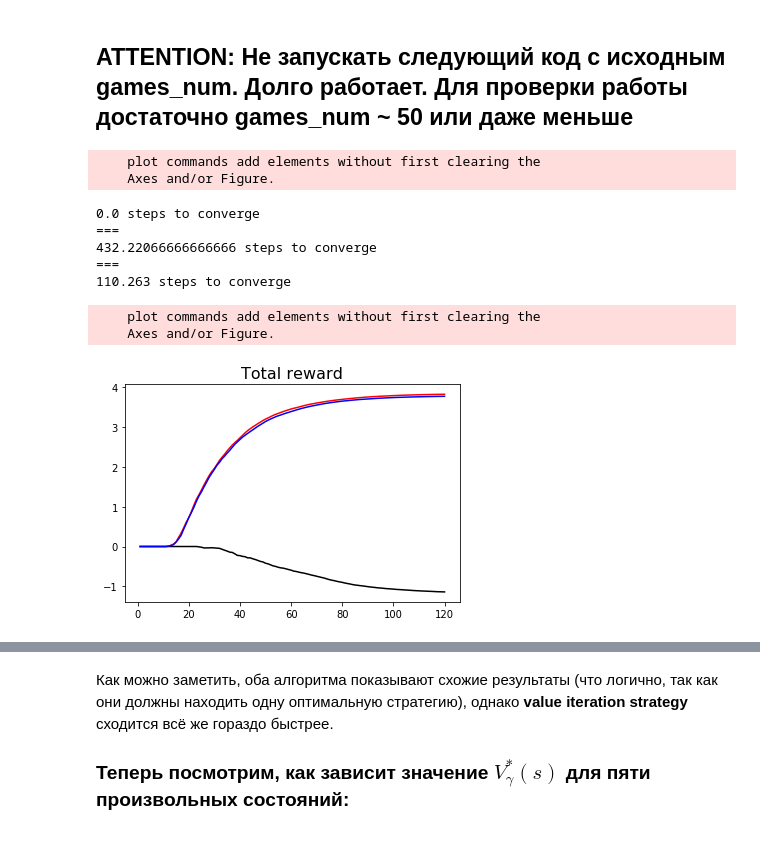
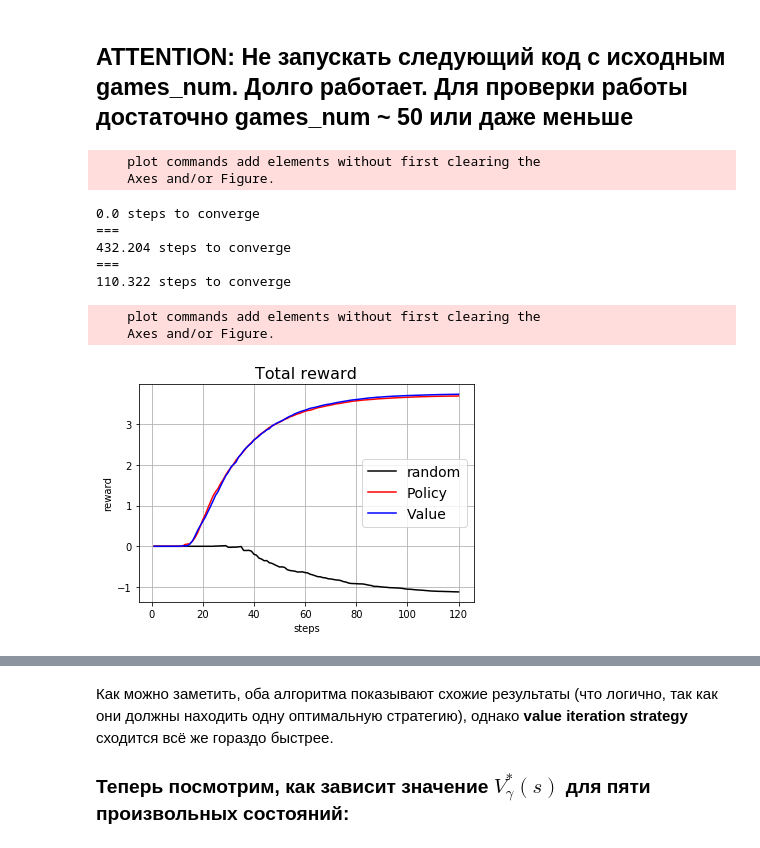
Before and after one commit to v-sopov/renju, a Jupyter notebook: markov.ipynb, the cells around one changed output, grey strips where cells are left out. Drawn from its saved outputs; the diff is of its cells as text; code cells hidden in the pictures.

```diff
--- a/markov.ipynb
+++ b/markov.ipynb
@@ -237,21 +239,21 @@ class MarkovPlayer:
             games_range = log_progress(range(games), every=1)
         else:
             games_range = range(games)
-        avg_time = 0
+        avg_iterations = 0
         for game in games_range:
             state = 0
             self.state = state
             env = Environment(self.states, self.actions)
             strategy = self.strategy_class(env, self.discount)
             self.strategy = strategy
-            avg_time += strategy.learn()
+            avg_iterations += strategy.learn()
             for i in range(self.steps):
                 state, r = env.step(state, strategy.choose(state))
                 rewards[i] += r
                 self.state = state
-        avg_time /= games
+        avg_iterations /= games
         discount = self.discount
-        print(avg_time, 'steps to converge')
+        print(avg_iterations, 'steps to converge')
         for i in range(1, self.steps):
             rewards[i] = rewards[i-1] + discount * rewards[i]
             discount *= self.discount
@@ -272,34 +274,38 @@ class MarkovPlayer:
 # %%
 %%time
 # == IMPORTANT PARAMETER ==
-games_num = 3000
+games_num = 500
 # =========================
 steps = 120
 discount = 0.95
 states = 50
 actions = 2
 random_player = MarkovPlayer(states=states, actions=actions, steps=steps,
                            strategy_class=RandomStrategy, discount=discount)
 policy_iteration_player = MarkovPlayer(states=states, actions=actions, steps=steps,
                            strategy_class=PolicyIterationStrategy, discount=discount)
 value_iteration_player = MarkovPlayer(states=states, actions=actions, steps=steps,
                            strategy_class=ValueIterationStrategy, discount=discount)
 plt.hold(True)
-random_player.evaluate(games=games_num, hold=True, color='k')
+random_player.evaluate(games=games_num, hold=True, color='k', label='random')
 print('===')
-policy_iteration_player.evaluate(games=games_num, hold=True, color='r')
+policy_iteration_player.evaluate(games=games_num, hold=True, color='r', label='Policy')
 print('===')
-value_iteration_player.evaluate(games=games_num, hold=True, color='b')
+value_iteration_player.evaluate(games=games_num, hold=True, color='b', label='Value')
+plt.xlabel('steps')
+plt.ylabel('reward')
+plt.grid(True)
+plt.legend(loc='right', fontsize=14)
 plt.hold(False)
 plt.show()
 # %% [output]
     plot commands add elements without first clearing the
     Axes and/or Figure.
 0.0 steps to converge
 ===
-432.22066666666666 steps to converge
+432.204 steps to converge
 ===
-110.263 steps to converge
+110.322 steps to converge
     plot commands add elements without first clearing the
     Axes and/or Figure.
-[figure, old version]
+[figure, new version]
```
Also changed, not shown: parts of 4 cells of this notebook, 1 other file.
